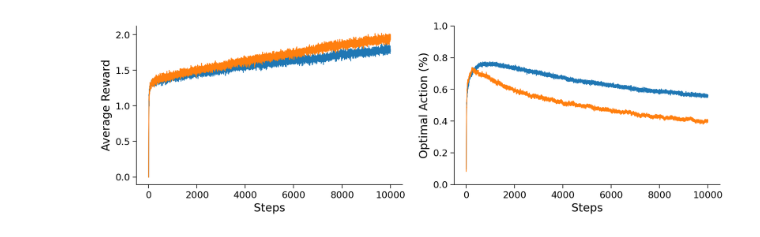
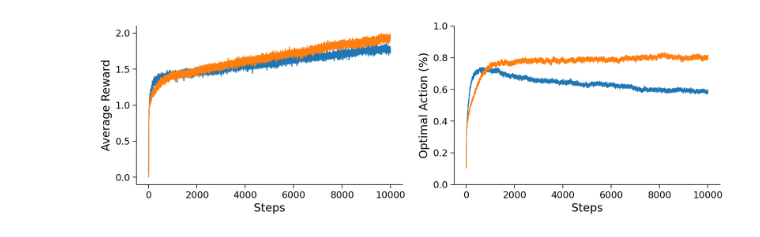
Before and after one commit to Yu-AngCheng/JC, a Jupyter notebook: Reinforcement Learning An Introduction/Ch2.ipynb, the cells around one changed output. Cells and saved outputs as stored; diff of their text form; code cells hidden in the pictures.

```diff
--- a/Reinforcement Learning An Introduction/Ch2.ipynb
+++ b/Reinforcement Learning An Introduction/Ch2.ipynb
@@ -74,40 +74,41 @@ for stategy in range(2):
     Total_optimal = []
     for i_set in range(set_size):
         q = rng.standard_normal(size=k_arm)
-        optimal_action = np.argmax(q)
         action_count = np.zeros(k_arm)
-        q_est = np.ones(k_arm)
+        q_est = np.zeros(k_arm)
         reward_list = []
         optimal_list = []
+
         for i_step in range(time_steps):
+            q += rng.normal(loc=0, scale=0.01, size=k_arm)
+            optimal_action = np.argmax(q)
 
             if rng.random() < epsilon:
                 action = rng.integers(low=0, high=k_arm)
                 optimal_list.append(action==optimal_action)
             else:
                 action = rng.choice(np.flatnonzero(q_est == q_est.max()))
                 optimal_list.append(action==optimal_action)
 
             action_count[action] += 1
             reward = rng.normal(loc=q[action], scale=1)
             reward_list.append(reward)
             if stategy == 0:
                 q_est[action] += (reward - q_est[action])/action_count[action]
             else:
                 q_est[action] += (reward - q_est[action])*alpha
 
-            q += rng.normal(loc=0, scale=0.01, size=k_arm)
 
         Total_reward.append(reward_list)
         Total_optimal.append(optimal_list)
 
 
     Total_reward = np.array(Total_reward)
     Total_optimal = np.array(Total_optimal)
     Average_reward = np.mean(Total_reward,axis=0)
     Average_optimal = np.mean(Total_optimal,axis=0)
     plot_strategy(ax, time_steps, Average_reward, Average_optimal)
 
 plt.show()
 # %% [output]
-[figure, old version]
+[figure, new version]
```
Also changed, not shown: parts of 1 cell of this notebook.
